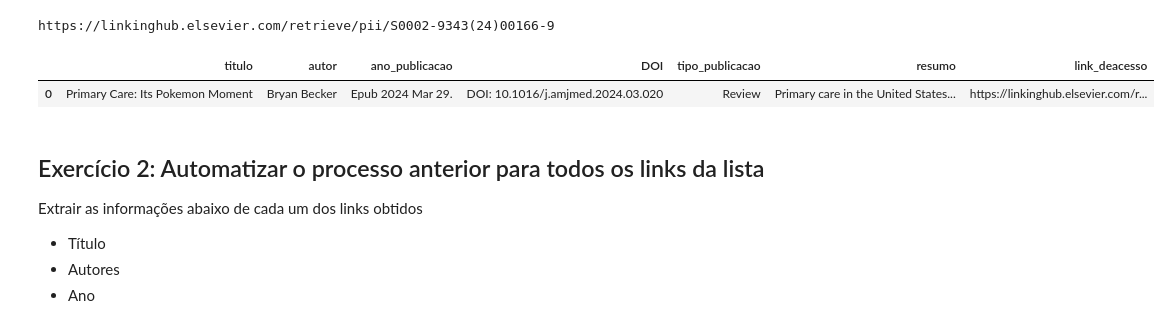
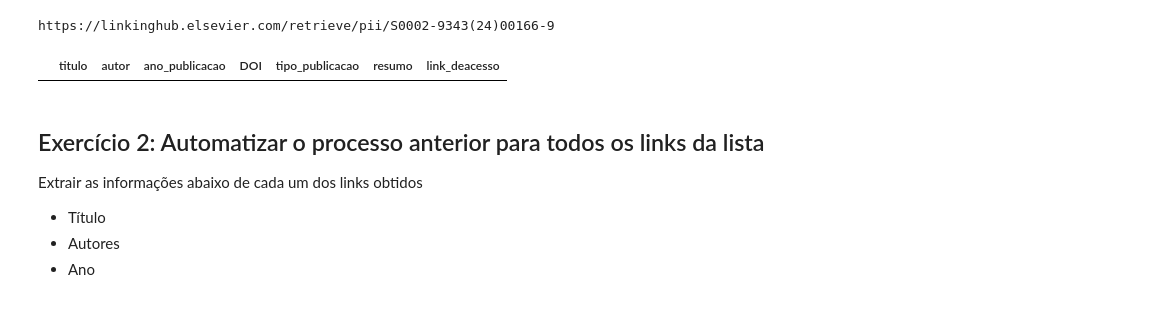
Before and after one commit to gziinx/LABDA, a Jupyter notebook: 4_Web_Scraping_Selenium_Intro - Pubmed.ipynb, the cells around one changed output. Drawn from its saved outputs; the diff is of its cells as text; code cells hidden in the pictures.

```diff
--- a/4_Web_Scraping_Selenium_Intro - Pubmed.ipynb
+++ b/4_Web_Scraping_Selenium_Intro - Pubmed.ipynb
@@ -197,21 +185,20 @@ print(link_deacesso)
 # %% [output]
 https://linkinghub.elsevier.com/retrieve/pii/S0002-9343(24)00166-9
 # %%
-dados = {
-    'titulo': titulo,
-    'autor': autor,
-    'ano_publicacao': ano_publicacao,
-    'DOI': DOI,
-    'tipo_publicacao': tipo_publicacao,
-    'resumo': resumo,
-    'link_deacesso': link_deacesso
-}
+dados = [
+    'titulo',
+    'autor',
+    'ano_publicacao',
+    'DOI',
+    'tipo_publicacao',
+    'resumo' ,
+    'link_deacesso'
+]
 
-df = pd.DataFrame([dados])
+df = pd.DataFrame(columns=dados)
 df.head()
 # %% [output]
 |  | titulo | autor | ano_publicacao | DOI | tipo_publicacao | resumo | link_deacesso |
-| 0 | Primary Care: Its Pokemon Moment | Bryan Becker | Epub 2024 Mar 29. | DOI: 10.1016/j.amjmed.2024.03.020 | Review | Primary care in the United States... | https://linkinghub.elsevier.com/r... |
 # %% [markdown]
 ## Exercício 2: Automatizar o processo anterior para todos os links da lista
 Extrair as informações abaixo de cada um dos links obtidos
```
Also changed, not shown: parts of 6 cells of this notebook, 1 other file.
